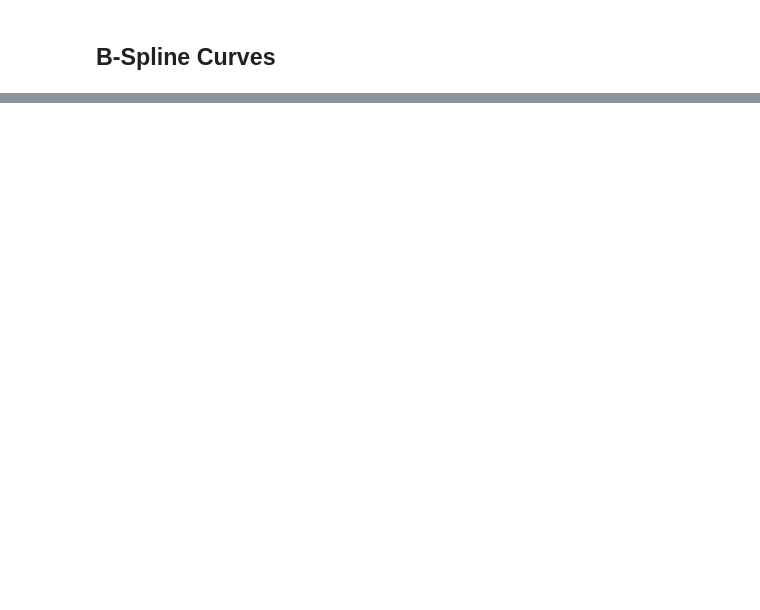
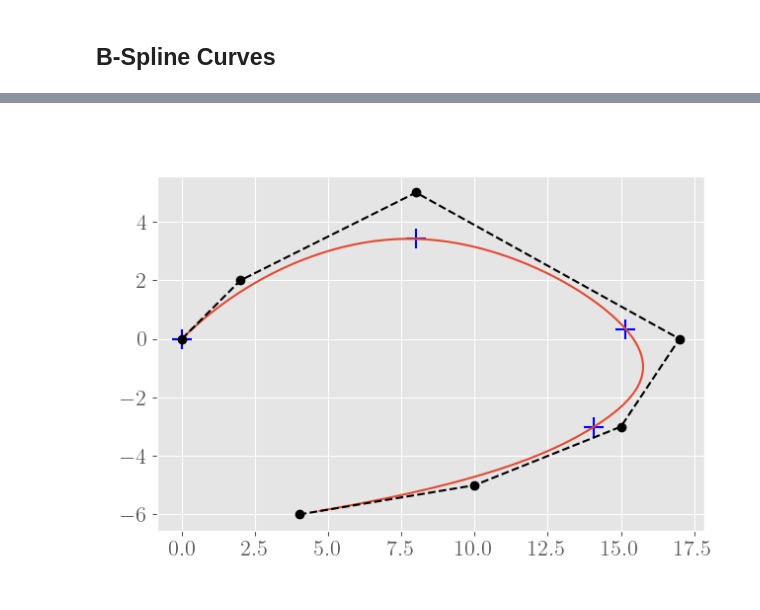
Before and after one commit to amit112amit/curves_and_surfaces, a Jupyter notebook: BSplineCurves.ipynb, the cells around one changed output, grey strips where cells are left out. Saved outputs shown, nothing was run; the diff lists cells and outputs as text; code cells hidden in the pictures; blank space fills up the shorter version.

```diff
--- a/BSplineCurves.ipynb
+++ b/BSplineCurves.ipynb
@@ -166,0 +190,8 @@ display(fig2.canvas)
+# %%
+P = np.array([[0,0], [2,2], [8,5], [17,0], [15,-3.0], [10,-5], [4,-6]])
+k = 4
+T = np.array([0,0,0,0,1,2,3,4,4,4,4])
+fig4 = plot_b_spline_curve(P, k, T, mark_knot_points=True, plot_control_poly=True)
+display(fig4.canvas)
+# %% [output]
+[figure, added]
```
Also changed, not shown: parts of 6 cells of this notebook.
